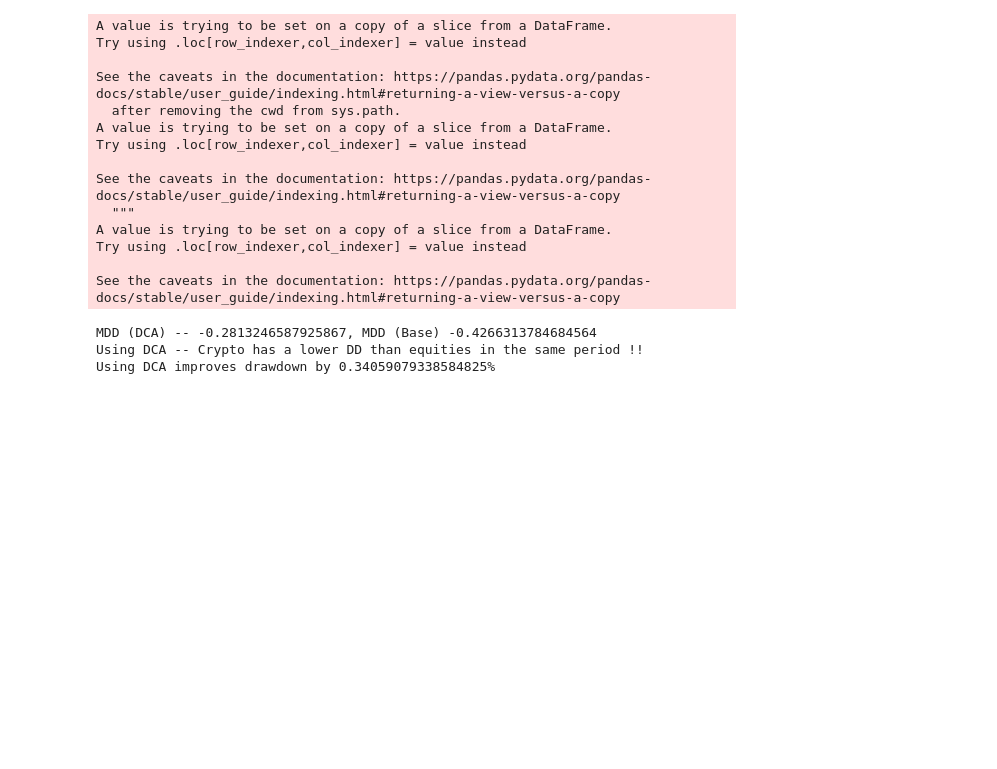
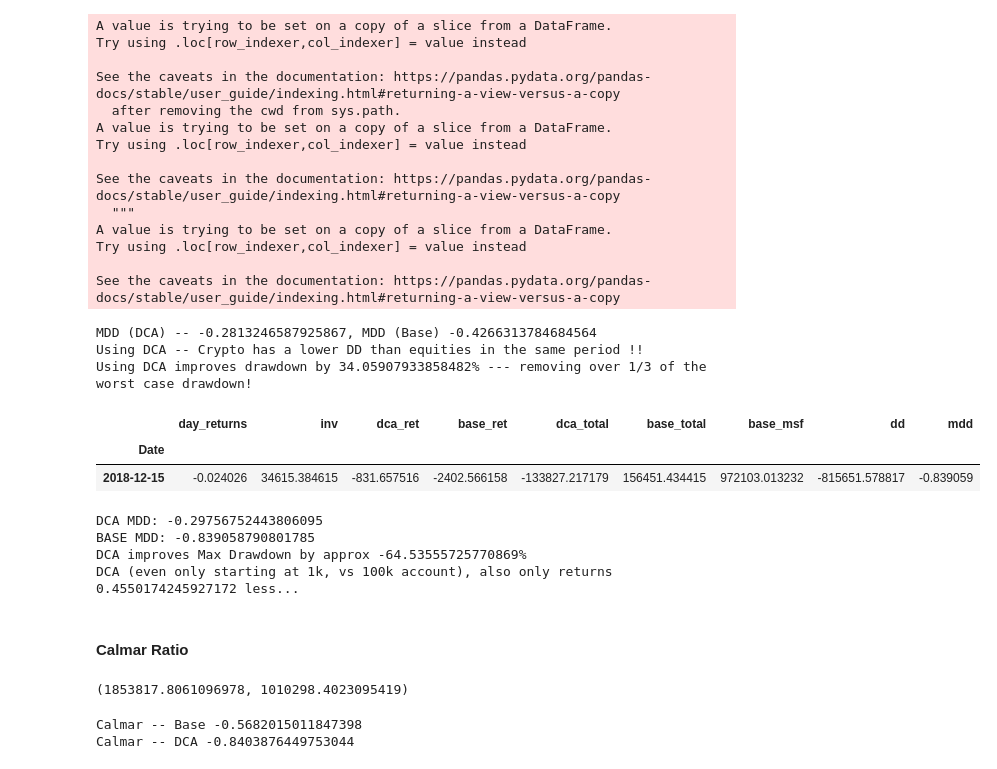
Before and after one commit to zoakes/CryptoDCA, a Jupyter notebook: CryptoAnnualized.ipynb, the cells around one changed output. Saved outputs shown, nothing was run; the diff lists cells and outputs as text; code cells hidden in the pictures; blank space fills up the shorter version.

```diff
--- a/CryptoAnnualized.ipynb
+++ b/CryptoAnnualized.ipynb
@@ -414,8 +419,21 @@ print(f'MDD (DCA) -- {dca_mdd}, MDD (Base) {base_mdd} ')
 
 
 print('Using DCA -- Crypto has a lower DD than equities in the same period !!')
-print(f'Using DCA improves drawdown by {(base_mdd - dca_mdd) / base_mdd}% --- removing over 1/3 of the worst case drawdown!')
+print(f'Using DCA improves drawdown by {((base_mdd - dca_mdd) / base_mdd) * 100}% --- removing over 1/3 of the worst case drawdown!')
 # %% [output]
 MDD (DCA) -- -0.2813246587925867, MDD (Base) -0.4266313784684564
 Using DCA -- Crypto has a lower DD than equities in the same period !!
-Using DCA improves drawdown by 0.34059079338584825%
+Using DCA improves drawdown by 34.05907933858482% --- removing over 1/3 of the worst case drawdown!
+# %%
+df['base_msf'] = df['base_total'].cummax()
+df['dd'] = df.base_total - df.base_msf
+df['mdd'] = df.dd / df.base_msf
+df.dd.min()
+
+
+mdd_row = df.loc[df.dd == df.dd.min()]
+mdd_row
+# %% [output]
+|  | day_returns | inv | dca_ret | base_ret | dca_total | base_total | base_msf | dd | mdd |
+| Date |  |  |  |  |  |  |  |  |  |
+| 2018-12-15 | -0.024026 | 34615.384615 | -831.657516 | -2402.566158 | -133827.217179 | 156451.434415 | 972103.013232 | -815651.578817 | -0.839059 |
@@ -421,0 +447,39 @@ Using DCA improves drawdown by 0.34059079338584825%
+# %%
+## DONE by HAND...
+
+DCA_MDD
+print(f'DCA MDD: {DCA_MDD}')
+print(f'BASE MDD: {B_MDD}')
+
+print(f'DCA improves Max Drawdown by approx {((DCA_MDD - B_MDD) / B_MDD) * 100}%')
+
+print(f'DCA (even only starting at 1k, vs 100k account), also only returns {(base_ret - dca_ret) / base_ret} less...')
+# %% [output]
+DCA MDD: -0.29756752443806095
+BASE MDD: -0.839058790801785
+DCA improves Max Drawdown by approx -64.53555725770869%
+DCA (even only starting at 1k, vs 100k account), also only returns 0.4550174245927172 less...
+# %% [markdown]
+#### Calmar Ratio
+# %%
+base_ret = df.base_total.values[-1]
+dca_ret = df.dca_total.values[-1]
+
+base_ret, dca_ret
+# %% [output]
+(1853817.8061096978, 1010298.4023095419)
+# %%
+dca_cm = dca_ret / DCA_MDD
+base_cm = base_ret / B_MDD
+
+_dca_mdd =  dca.DD.min()
+_base_mdd = bse.DD.min()
+
+dca_cm = (dca_ret * .25) / _dca_mdd
+base_cm = (base_ret * .25) / _base_mdd
+
+print(f'Calmar -- Base {base_cm}')
+print(f'Calmar -- DCA {dca_cm}')
+# %% [output]
+Calmar -- Base -0.5682015011847398
+Calmar -- DCA -0.8403876449753044
```
Also changed, not shown: parts of 2 cells of this notebook.
